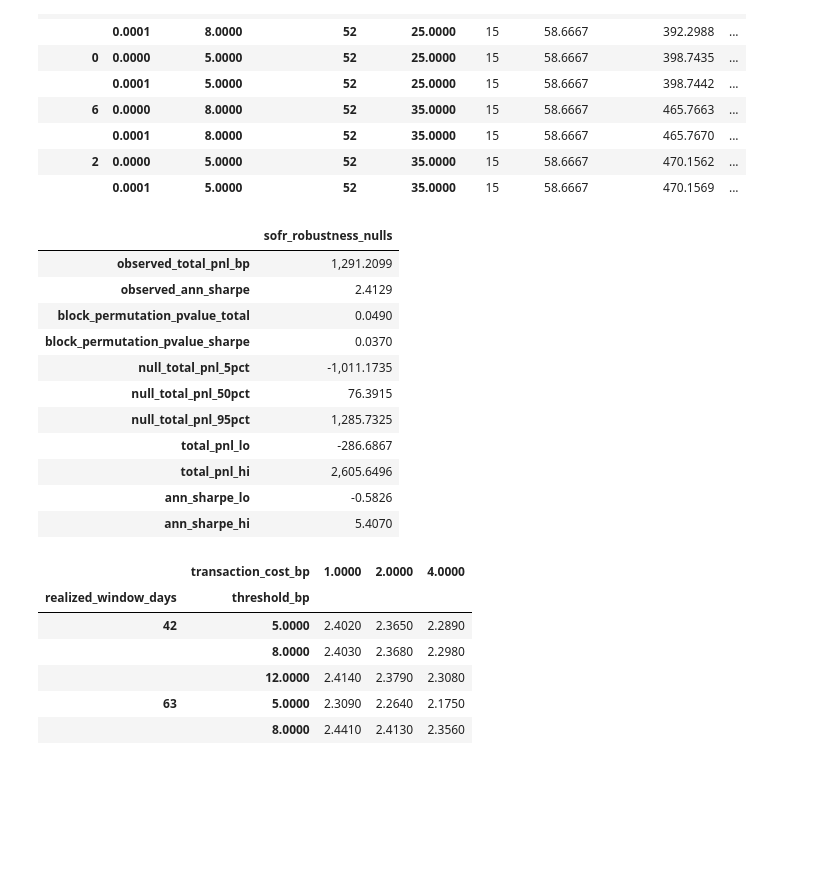
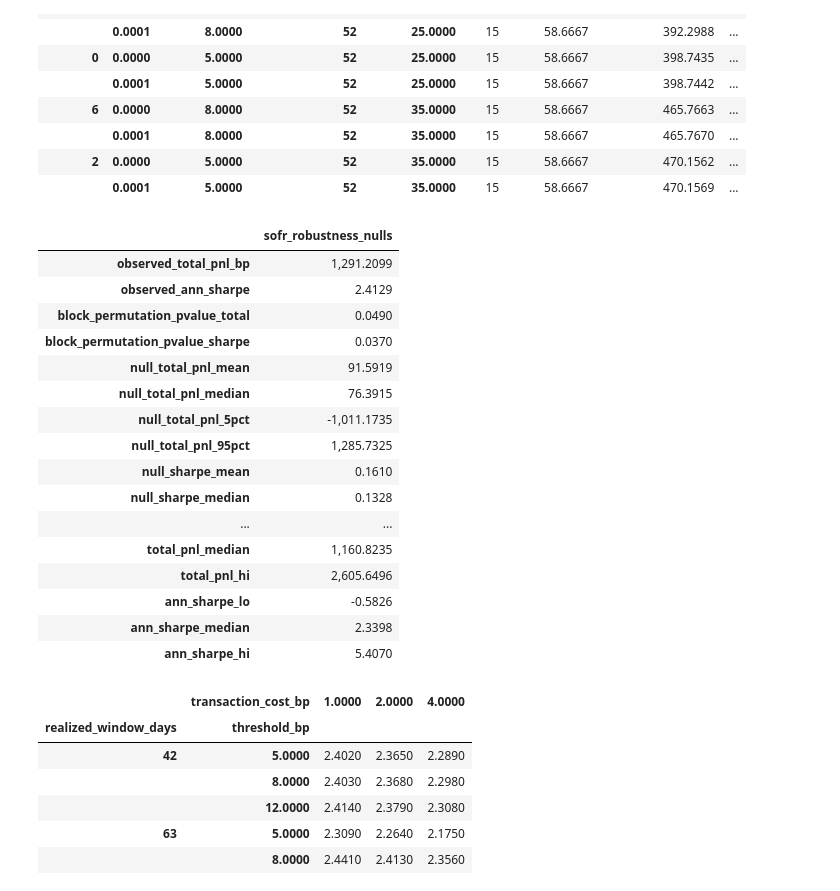
Before and after one commit to dhruvk1432/SOFR-Cap-Forward-Volatility, a Jupyter notebook: SOFR_Cap_Forward_Volatility.ipynb, the cells around one changed output. Cells and saved outputs as stored; diff of their text form; code cells hidden in the pictures; blank space fills up the shorter version.

```diff
--- a/SOFR_Cap_Forward_Volatility.ipynb
+++ b/SOFR_Cap_Forward_Volatility.ipynb
@@ -552,40 +551,56 @@ sofr_null = strategy_block_permutation_null(
     n_sims=1000,
     seed=17,
 )
 sofr_bootstrap_perf_ci = block_bootstrap_performance_ci(
     vol_strategy_bt["net_pnl_bp"],
     block_size=8,
     n_boot=1000,
     seed=17,
 )
+sofr_bootstrap_path = block_bootstrap_path_summary(
+    vol_strategy_bt["net_pnl_bp"],
+    block_size=8,
+    n_boot=1000,
+    seed=17,
+)
 
 sofr_null_summary = pd.Series(
     {
         "observed_total_pnl_bp": sofr_null["observed_total_pnl_bp"].iloc[0],
         "observed_ann_sharpe": sofr_null["observed_ann_sharpe"].iloc[0],
         "block_permutation_pvalue_total": sofr_null["pvalue_total_pnl"].iloc[0],
         "block_permutation_pvalue_sharpe": sofr_null["pvalue_ann_sharpe"].iloc[0],
+        "null_total_pnl_mean": sofr_null["total_pnl_bp"].mean(),
+        "null_total_pnl_median": sofr_null["total_pnl_bp"].median(),
         "null_total_pnl_5pct": sofr_null["total_pnl_bp"].quantile(0.05),
-        "null_total_pnl_50pct": sofr_null["total_pnl_bp"].quantile(0.50),
         "null_total_pnl_95pct": sofr_null["total_pnl_bp"].quantile(0.95),
+        "null_sharpe_mean": sofr_null["ann_sharpe"].mean(),
+        "null_sharpe_median": sofr_null["ann_sharpe"].median(),
+        "bootstrap_path_final_mean": sofr_bootstrap_path["mean_path"].iloc[-1],
+        "bootstrap_path_final_median": sofr_bootstrap_path["median_path"].iloc[-1],
         **sofr_bootstrap_perf_ci,
     },
     name="sofr_robustness_nulls",
 )
 
 display(sofr_null_summary.to_frame())
 # %% [output]
 |  | sofr_robustness_nulls |
 | observed_total_pnl_bp | 1,291.2099 |
 | observed_ann_sharpe | 2.4129 |
 | block_permutation_pvalue_total | 0.0490 |
 | block_permutation_pvalue_sharpe | 0.0370 |
+| null_total_pnl_mean | 91.5919 |
+| null_total_pnl_median | 76.3915 |
 | null_total_pnl_5pct | -1,011.1735 |
-| null_total_pnl_50pct | 76.3915 |
 | null_total_pnl_95pct | 1,285.7325 |
-| total_pnl_lo | -286.6867 |
+| null_sharpe_mean | 0.1610 |
+| null_sharpe_median | 0.1328 |
+| ... | ... |
+| total_pnl_median | 1,160.8235 |
 | total_pnl_hi | 2,605.6496 |
 | ann_sharpe_lo | -0.5826 |
+| ann_sharpe_median | 2.3398 |
 | ann_sharpe_hi | 5.4070 |
 # %%
 sofr_sensitivity_rows = []
```
Also changed, not shown: parts of 4 cells of this notebook, 6 other files.
